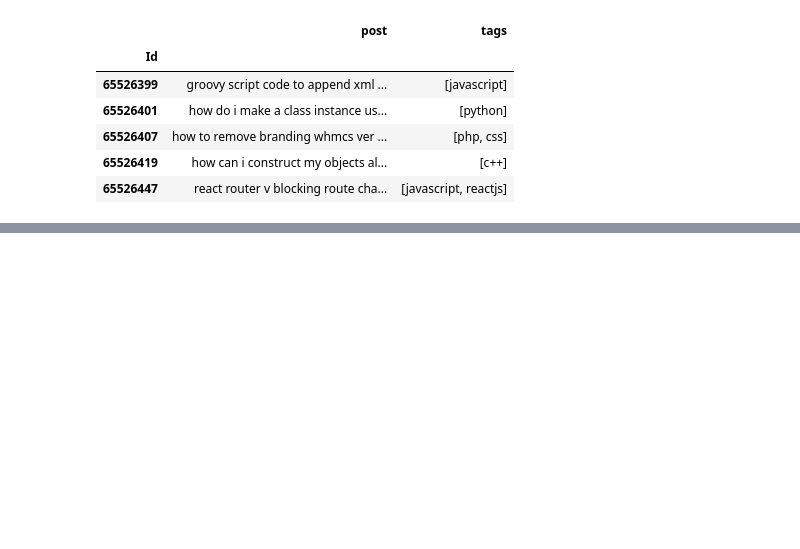
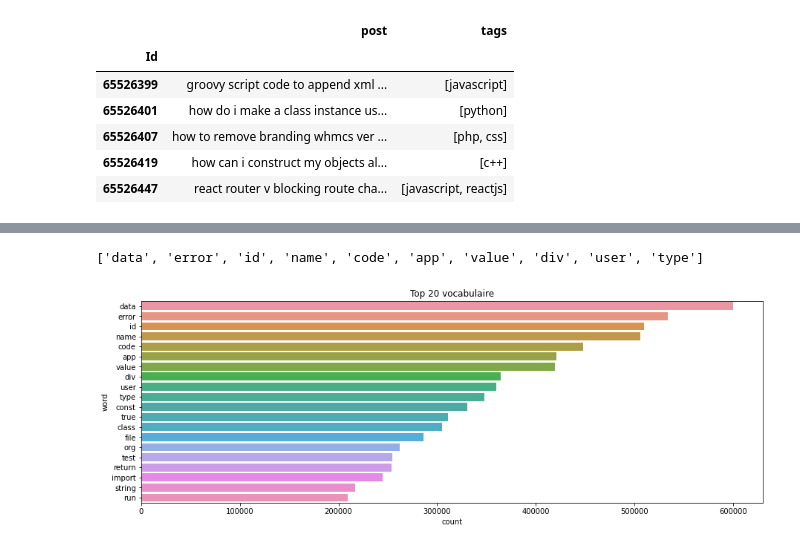
Before and after one commit to felanbi/Projet-OC-Categoriser-automatiquement-des-questions, a Jupyter notebook: P5_01_notebookexploration.ipynb, the cells around one changed output, grey strips where cells are left out. Saved outputs shown, nothing was run; the diff lists cells and outputs as text; code cells hidden in the pictures; blank space fills up the shorter version.

Commit message:
Ajout de graphes

```diff
--- a/P5_01_notebookexploration.ipynb
+++ b/P5_01_notebookexploration.ipynb
@@ -194,12 +192,0 @@ df.to_csv(path_queries + "data_cleaned_13032022", index = True)
-# %%
-df = pd.read_csv(path_queries + "data_cleaned_13032022")
-df.set_index("Id", inplace = True)
-
-def tolist(x):
-    x = x[2:-2]
-    return x.split("', '")
-
-df.post = df.post.map(tolist)
-df.tags = df.tags.map(tolist)
-
-df.head()
@@ -250,5 +208,0 @@ stopwords
-# %%
-def tostr(x):
-  return " ".join(x)
-
-df.post = df.post.map(tostr)
@@ -284,0 +209,22 @@ tfidf_data.head()
+# %%
+from nltk import FreqDist
+
+word_corpus = [token for token_list in df.post.map(lambda x: x.split()) for token in token_list]
+word_dist = FreqDist(word_corpus).most_common()
+vocabulary = [x[0] for x in word_dist]
+vocabulary[:10]
+# %% [output]
+['data', 'error', 'id', 'name', 'code', 'app', 'value', 'div', 'user', 'type']
+# %%
+top_20_words = word_dist[:20]
+df_dist = pd.DataFrame(data = top_20_words,
+                       columns = ["word", "count"])
+
+plt.figure(figsize = (15, 5))
+plt.title(f"Top 20 vocabulaire")
+sns.barplot(data = df_dist,
+            y = "word",
+            x = "count")
+plt.show()
+# %% [output]
+[figure, added]
```
Also changed, not shown: parts of 10 cells of this notebook.
